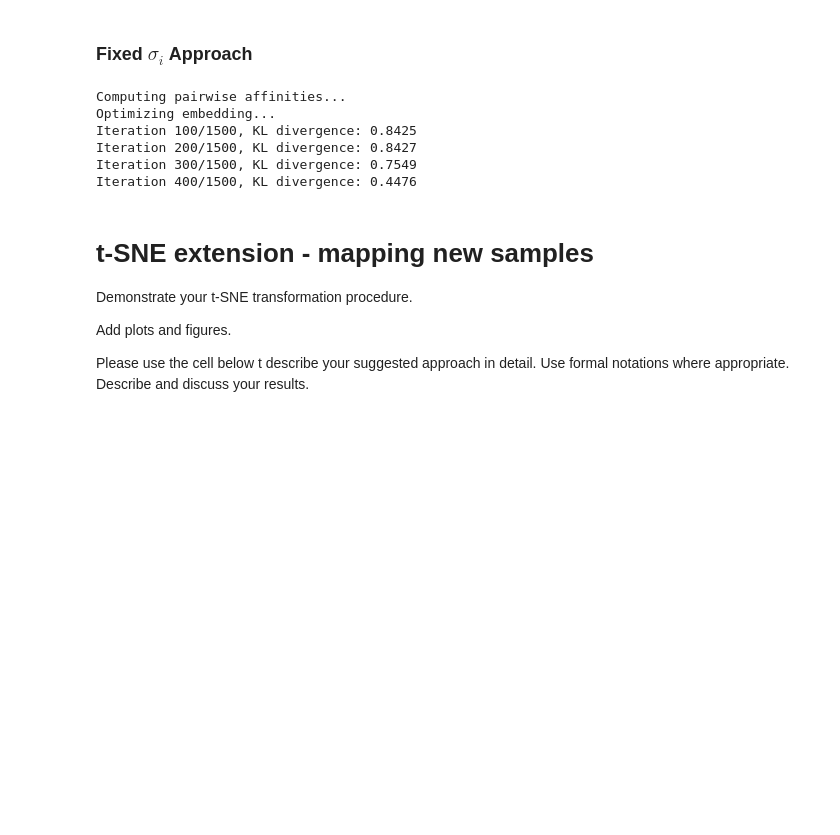
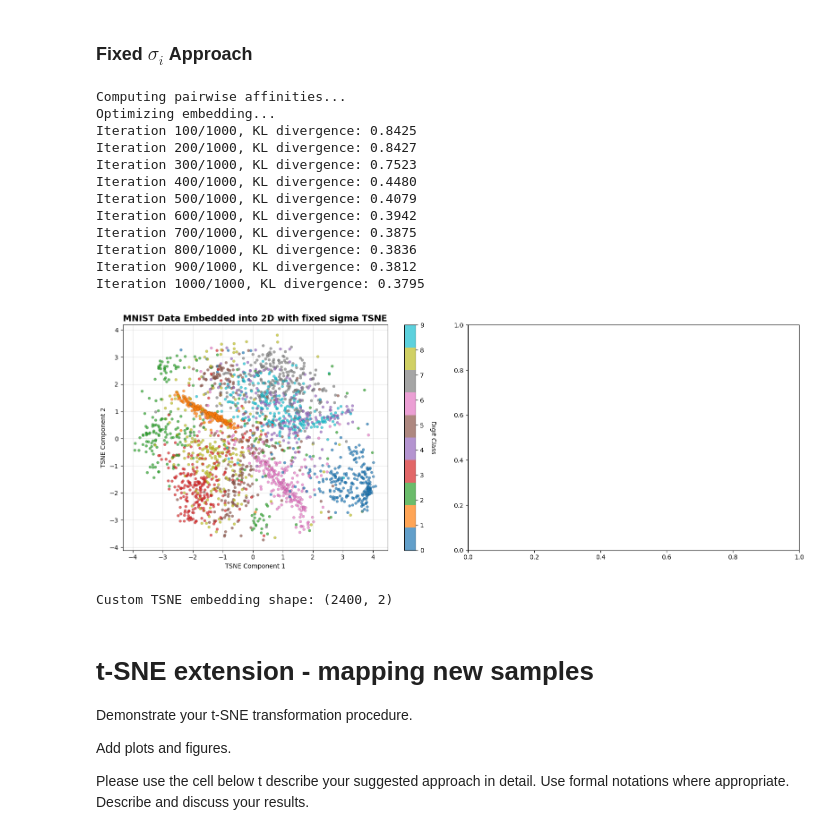
Before and after one commit to Yaligal12/Advanced-Machine-Learning, a Jupyter notebook: HW1.ipynb, the cells around one changed output. Cells and saved outputs as stored; diff of their text form; code cells hidden in the pictures; blank space fills up the shorter version.

```diff
--- a/HW1.ipynb
+++ b/HW1.ipynb
@@ -300,11 +300,10 @@ class CustomTSNE:
             nearest_idx = np.argsort(distances)[:k]
             nearest_distances = distances[nearest_idx]
 
-            # Compute weights using Gaussian kernel
-            # Use the median distance to set the bandwidth
-            bandwidth = np.median(nearest_distances) + 1e-10
-            weights = np.exp(-nearest_distances / bandwidth)
-            weights = weights / np.sum(weights)
+            # Compute weights using inverse-distance weighting (simple weighted average)
+            eps = 1e-10
+            inv_distances = 1.0 / (nearest_distances + eps)
+            weights = inv_distances / np.sum(inv_distances)
 
             # Weighted average of neighbor positions in low-dimensional space
             Y_new[i] = np.sum(weights[:, np.newaxis] * Y_original[nearest_idx], axis=0)
@@ -518,33 +518,39 @@ Sklearn t-SNE embedding shape: (2400, 2)
 ### Fixed $\sigma_i$ Approach
 # %%
 custom_sigma = 3.0  # Standard value
-custom_tsne = CustomTSNE(sigma=custom_sigma, n_components=2, n_iter=1500, learning_rate=150.0)
-custom_Y = custom_tsne.fit_transform(X_train, old=True)
+custom_tsne_old = CustomTSNE(sigma=custom_sigma, n_components=2, n_iter=1000, learning_rate=150.0)
+custom_Y_old = custom_tsne_old.fit_transform(X_train, old=True)
 
-fig, axes = plt.subplots(1, figsize=(16, 6))
+fig, axes = plt.subplots(1, 2, figsize=(16, 6))
 
-scatter1 = axes[0].scatter(custom_Y[:, 0], custom_Y[:, 1], s=20, c=label_train.astype(int),
+scatter1 = axes[0].scatter(custom_Y_old[:, 0], custom_Y_old[:, 1], s=20, c=label_train.astype(int),
                            cmap='tab10', alpha=0.7, edgecolors='k', linewidth=0.1)
 axes[0].set_title('MNIST Data Embedded into 2D with fixed sigma TSNE', fontsize=14, fontweight='bold')
 axes[0].set_xlabel('TSNE Component 1')
 axes[0].set_ylabel('TSNE Component 2')
 axes[0].grid(True, alpha=0.3)
 cbar1 = plt.colorbar(scatter1, ax=axes[0])
 cbar1.set_label('Digit Class', rotation=270, labelpad=20)
 
 plt.tight_layout()
 plt.show()
 
-print(f"\nCustom TSNE embedding shape: {custom_Y.shape}")
-
-#TODO add comparison to new_custom_tsne
+print(f"\nCustom TSNE embedding shape: {custom_Y_old.shape}")
 # %% [output]
 Computing pairwise affinities...
 Optimizing embedding...
-Iteration 100/1500, KL divergence: 0.8425
-Iteration 200/1500, KL divergence: 0.8427
-Iteration 300/1500, KL divergence: 0.7549
-Iteration 400/1500, KL divergence: 0.4476
+Iteration 100/1000, KL divergence: 0.8425
+Iteration 200/1000, KL divergence: 0.8427
+Iteration 300/1000, KL divergence: 0.7523
+Iteration 400/1000, KL divergence: 0.4480
+Iteration 500/1000, KL divergence: 0.4079
+Iteration 600/1000, KL divergence: 0.3942
+Iteration 700/1000, KL divergence: 0.3875
+Iteration 800/1000, KL divergence: 0.3836
+Iteration 900/1000, KL divergence: 0.3812
+Iteration 1000/1000, KL divergence: 0.3795
+[figure, added]
+Custom TSNE embedding shape: (2400, 2)
 # %% [markdown]
 # t-SNE extension - mapping new samples
 Demonstrate your t-SNE transformation procedure.
```
Also changed, not shown: parts of 7 cells of this notebook.
